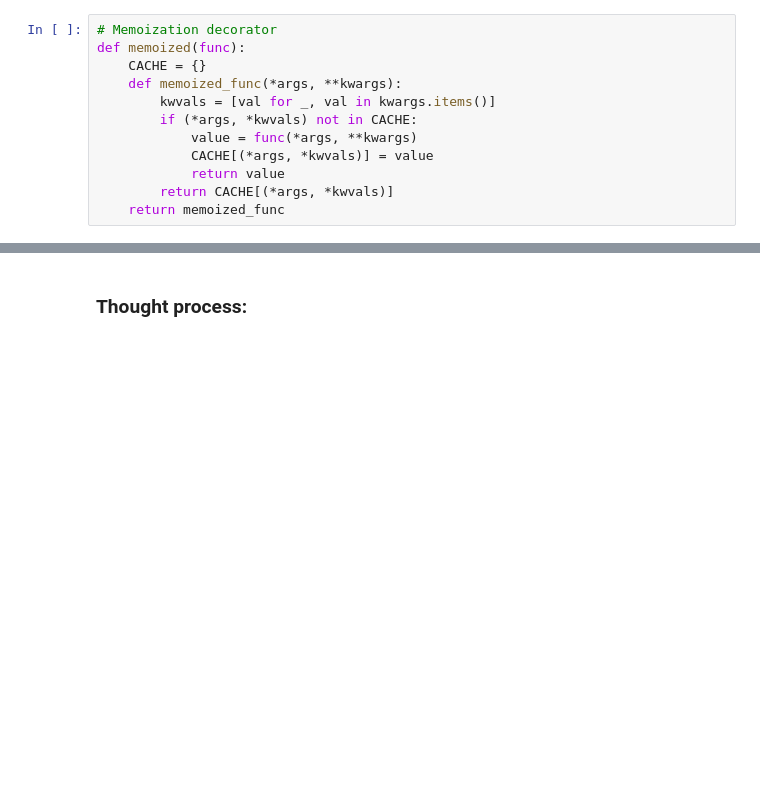
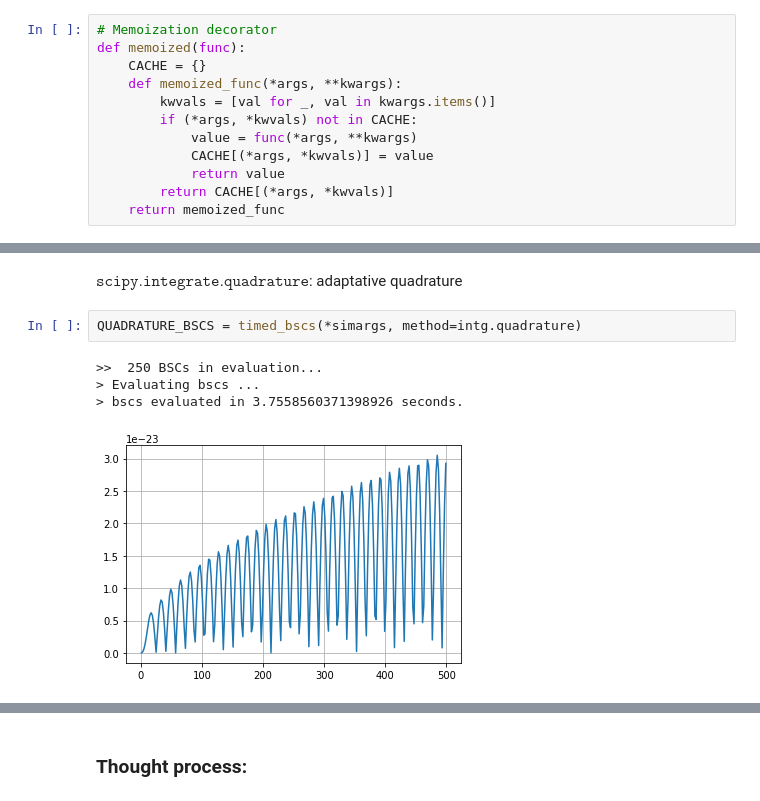
Before and after one commit to LVotto/jupylgbeams_lens, a Jupyter notebook: FocusedLGBeamsFS.ipynb, the cells around one changed output, grey strips where cells are left out. Cells and saved outputs as stored; diff of their text form; blank space fills up the shorter version.

```diff
--- a/FocusedLGBeamsFS.ipynb
+++ b/FocusedLGBeamsFS.ipynb
@@ -153,0 +238,9 @@ print(lgbeam.tmbsc_lm1(l + 3))
+# %% [markdown]
+$\texttt{scipy.integrate.quadrature}$: adaptative quadrature
+# %%
+QUADRATURE_BSCS = timed_bscs(*simargs, method=intg.quadrature)
+# %% [output]
+>>  250 BSCs in evaluation...
+> Evaluating bscs ...
+> bscs evaluated in 3.7558560371398926 seconds.
+[figure, added]
```
Also changed, not shown: parts of 23 cells of this notebook.
